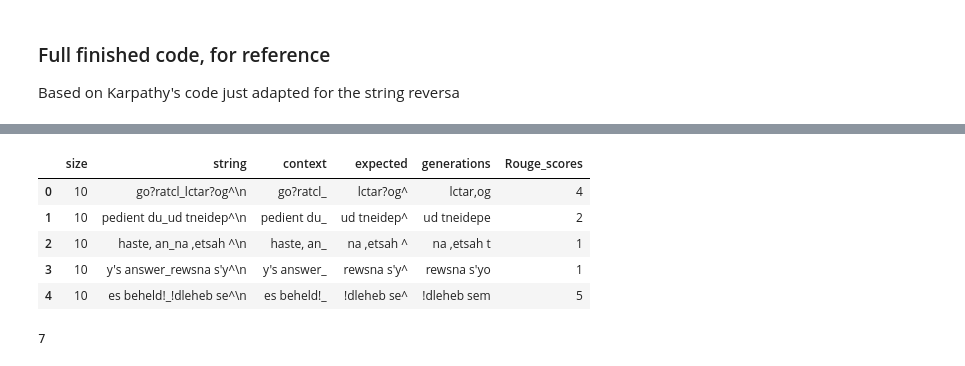
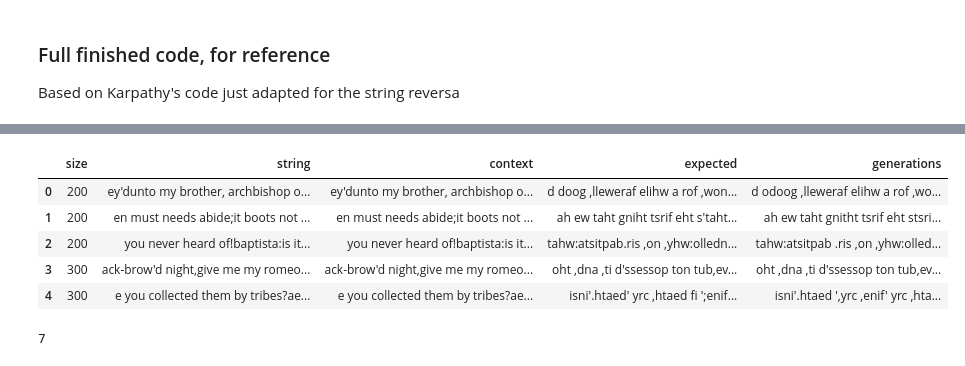
Before and after one commit to joglekarsagar/ml_learnings_playground, a Jupyter notebook: notebooks/basic_string_reversal.ipynb, the cells around one changed output, grey strips where cells are left out. Saved outputs shown, nothing was run; the diff lists cells and outputs as text; code cells hidden in the pictures.

Commit message:
---- ML Learnings week -----

```diff
--- a/notebooks/basic_string_reversal.ipynb
+++ b/notebooks/basic_string_reversal.ipynb
@@ -182,3 +182,35 @@ x[:,0].mean(), x[:,0].std() # mean,std of one feature across all batch inputs
 x[0,:].mean(), x[0,:].std() # mean,std of a single input from the batch, of its features
 # %% [output]
 (tensor(-9.5367e-09), tensor(1.0000))
+# %%
+import wandb
+wandb_project = 'basic_inline_string_reversal'
+
+# hyperparameters
+batch_size = 32 # how many independent sequences will we process in parallel?
+block_size = 1200 # what is the maximum context length for predictions?
+max_iters = 40000
+eval_interval = 500
+learning_rate = 1e-4
+device = 'cuda' if torch.cuda.is_available() else 'cpu'
+eval_iters = 200
+n_embd = 512
+n_head = 4
+n_layer = 6
+dropout = 0.0
+# ------------
+
+
+config = {
+    "batch_size" : batch_size,
+    "block_size" : block_size,
+    "max_iters" : max_iters,
+    "eval_interval" : eval_interval,
+    "learning_rate" : learning_rate,
+    "eval_iters" : eval_iters,
+    "n_embd" : n_embd,
+    "n_head" : n_head,
+    "n_layer" : n_layer,
+    "dropout" : dropout
+}
+wandb.init(project=wandb_project, config=config)
@@ -444,2 +492,5 @@ saving checkpoint to ./checkpoints/
 # %%
 torch.save(m , os.path.join(out_dir, 'string_reverse_v1_model.pth'))
+# %%
+checkpoint = torch.load(os.path.join(out_dir, 'string_reverse_v1.pt'))
+m.load_state_dict(checkpoint['model'])
@@ -464,6 +517,6 @@ def generate(text):
     index = len(text)
     return generations[:index]
 # %%
-data_df["generations"] = data_df["context"].progress_apply(lambda x : generate(x))
+data_df_1000["generations"] = data_df_1000["context"].progress_apply(lambda x : generate(x))
 # %% [output]
 EOS did not happen
@@ -491,12 +535,12 @@ EOS did not happen
 # %%
-data_df.head()
+data_df_1000.head()
 # %% [output]
-|  | size | string | context | expected | generations | Rouge_scores |
-| 0 | 10 | go?ratcl_lctar?og^\n | go?ratcl_ | lctar?og^ | lctar,og | 4 |
-| 1 | 10 | pedient du_ud tneidep^\n | pedient du_ | ud tneidep^ | ud tneidepe | 2 |
-| 2 | 10 | haste, an_na ,etsah ^\n | haste, an_ | na ,etsah ^ | na ,etsah t | 1 |
-| 3 | 10 | y's answer_rewsna s'y^\n | y's answer_ | rewsna s'y^ | rewsna s'yo | 1 |
-| 4 | 10 | es beheld!_!dleheb se^\n | es beheld!_ | !dleheb se^ | !dleheb sem | 5 |
+|  | size | string | context | expected | generations |
+| 0 | 200 | ey'dunto my brother, archbishop o... | ey'dunto my brother, archbishop o... | d doog ,lleweraf elihw a rof ,won... | d odoog ,lleweraf elihw a rof ,wo... |
+| 1 | 200 | en must needs abide;it boots not ... | en must needs abide;it boots not ... | ah ew taht gniht tsrif eht s'taht... | ah ew taht gnitht tsrif eht stsri... |
+| 2 | 200 | you never heard of!baptista:is it... | you never heard of!baptista:is it... | tahw:atsitpab.ris ,on ,yhw:olledn... | tahw:atsitpab .ris ,on ,yhw:olled... |
+| 3 | 300 | ack-brow'd night,give me my romeo... | ack-brow'd night,give me my romeo... | oht ,dna ,ti d'ssessop ton tub,ev... | oht ,dna ,ti d'ssessop ton tub,ev... |
+| 4 | 300 | e you collected them by tribes?ae... | e you collected them by tribes?ae... | isni'.htaed' yrc ,htaed fi ';enif... | isni'.htaed ',yrc ,enif' yrc ,hta... |
 # %%
 from Levenshtein import distance as levenshtein_distance
 # %%
```
Also changed, not shown: parts of 15 cells of this notebook, 2 other files.
